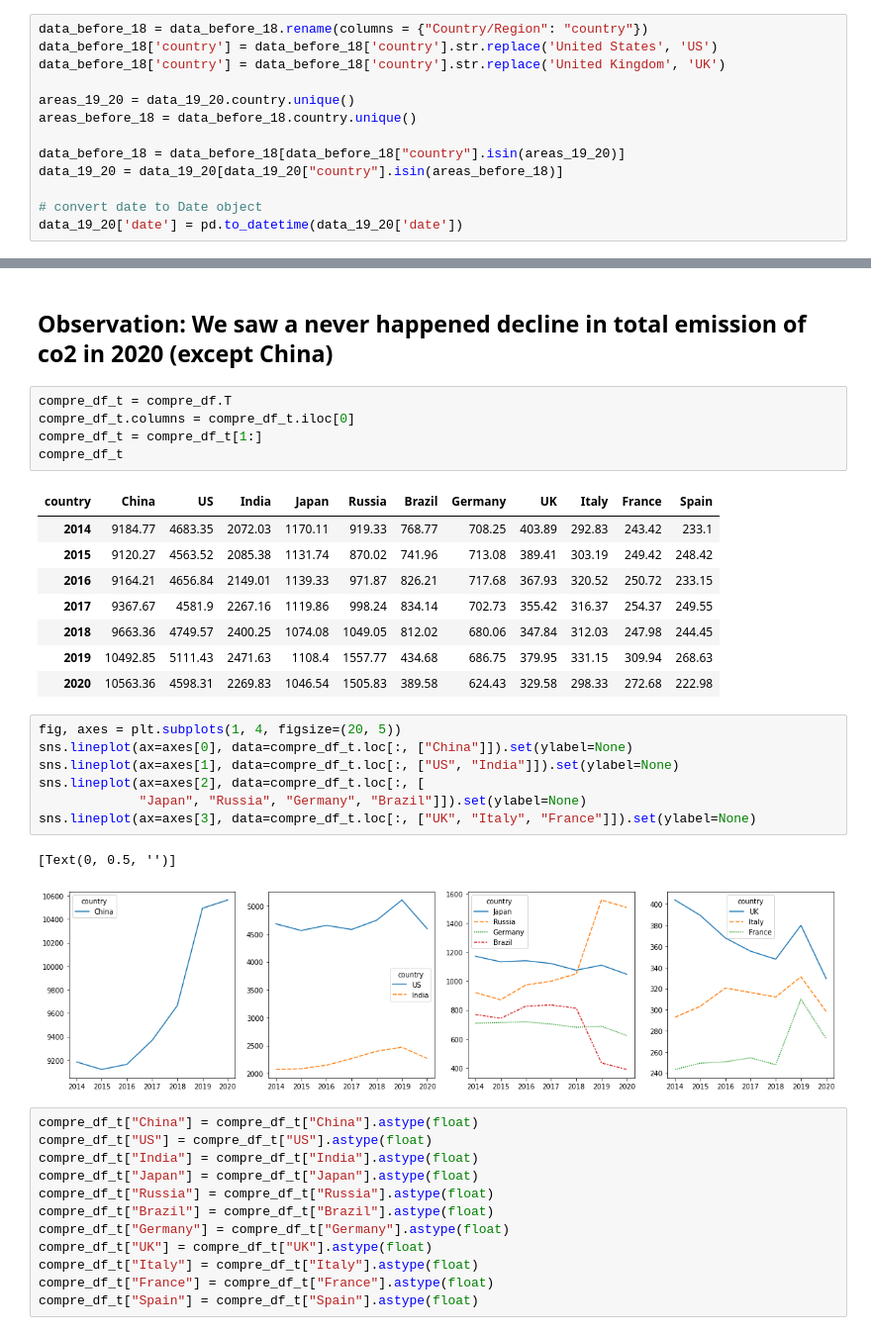
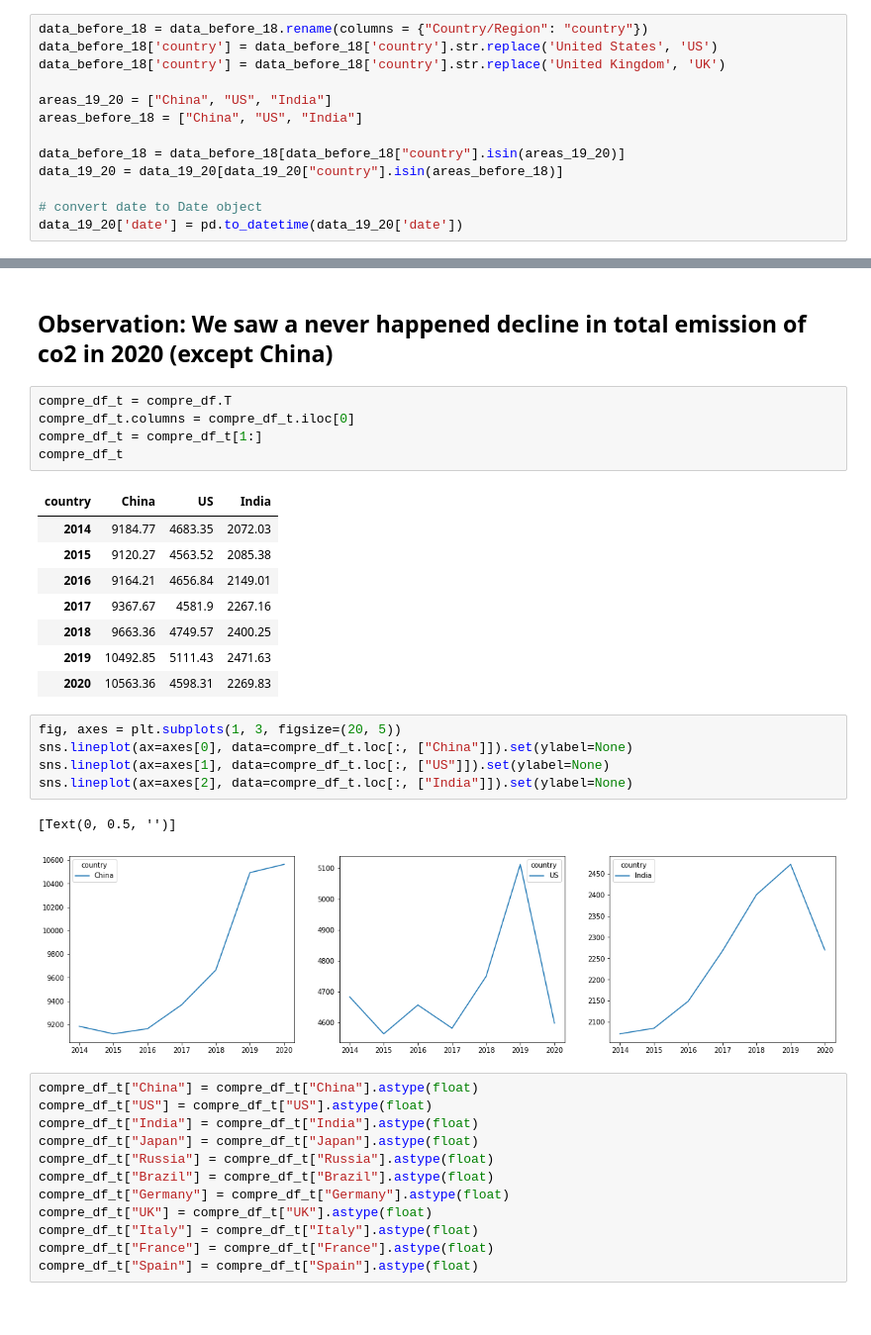
Before and after one commit to myan9/The-Year-Earth-Changed, a Jupyter notebook: Co2-World-Wide/total-emission-drop-in-2020.ipynb, the cells around one changed output, grey strips where cells are left out. Shown at 99% size. Cells and saved outputs as stored; diff of their text form.

Commit message:
update graph and table

```diff
--- a/Co2-World-Wide/total-emission-drop-in-2020.ipynb
+++ b/Co2-World-Wide/total-emission-drop-in-2020.ipynb
@@ -31,8 +31,8 @@ data_before_18 = data_before_18.rename(columns = {"Country/Region": "country"})
 data_before_18['country'] = data_before_18['country'].str.replace('United States', 'US')
 data_before_18['country'] = data_before_18['country'].str.replace('United Kingdom', 'UK')
 
-areas_19_20 = data_19_20.country.unique()
-areas_before_18 = data_before_18.country.unique()
+areas_19_20 = ["China", "US", "India"]
+areas_before_18 = ["China", "US", "India"]
 
 data_before_18 = data_before_18[data_before_18["country"].isin(areas_19_20)]
 data_19_20 = data_19_20[data_19_20["country"].isin(areas_before_18)]
@@ -78,24 +70,22 @@ compre_df_t.columns = compre_df_t.iloc[0]
 compre_df_t = compre_df_t[1:]
 compre_df_t
 # %% [output]
-| country | China | US | India | Japan | Russia | Brazil | Germany | UK | Italy | France | Spain |
-| 2014 | 9184.77 | 4683.35 | 2072.03 | 1170.11 | 919.33 | 768.77 | 708.25 | 403.89 | 292.83 | 243.42 | 233.1 |
-| 2015 | 9120.27 | 4563.52 | 2085.38 | 1131.74 | 870.02 | 741.96 | 713.08 | 389.41 | 303.19 | 249.42 | 248.42 |
-| 2016 | 9164.21 | 4656.84 | 2149.01 | 1139.33 | 971.87 | 826.21 | 717.68 | 367.93 | 320.52 | 250.72 | 233.15 |
-| 2017 | 9367.67 | 4581.9 | 2267.16 | 1119.86 | 998.24 | 834.14 | 702.73 | 355.42 | 316.37 | 254.37 | 249.55 |
-| 2018 | 9663.36 | 4749.57 | 2400.25 | 1074.08 | 1049.05 | 812.02 | 680.06 | 347.84 | 312.03 | 247.98 | 244.45 |
-| 2019 | 10492.85 | 5111.43 | 2471.63 | 1108.4 | 1557.77 | 434.68 | 686.75 | 379.95 | 331.15 | 309.94 | 268.63 |
-| 2020 | 10563.36 | 4598.31 | 2269.83 | 1046.54 | 1505.83 | 389.58 | 624.43 | 329.58 | 298.33 | 272.68 | 222.98 |
+| country | China | US | India |
+| 2014 | 9184.77 | 4683.35 | 2072.03 |
+| 2015 | 9120.27 | 4563.52 | 2085.38 |
+| 2016 | 9164.21 | 4656.84 | 2149.01 |
+| 2017 | 9367.67 | 4581.9 | 2267.16 |
+| 2018 | 9663.36 | 4749.57 | 2400.25 |
+| 2019 | 10492.85 | 5111.43 | 2471.63 |
+| 2020 | 10563.36 | 4598.31 | 2269.83 |
 # %%
-fig, axes = plt.subplots(1, 4, figsize=(20, 5))
+fig, axes = plt.subplots(1, 3, figsize=(20, 5))
 sns.lineplot(ax=axes[0], data=compre_df_t.loc[:, ["China"]]).set(ylabel=None)
-sns.lineplot(ax=axes[1], data=compre_df_t.loc[:, ["US", "India"]]).set(ylabel=None)
-sns.lineplot(ax=axes[2], data=compre_df_t.loc[:, [
-             "Japan", "Russia", "Germany", "Brazil"]]).set(ylabel=None)
-sns.lineplot(ax=axes[3], data=compre_df_t.loc[:, ["UK", "Italy", "France"]]).set(ylabel=None)
+sns.lineplot(ax=axes[1], data=compre_df_t.loc[:, ["US"]]).set(ylabel=None)
+sns.lineplot(ax=axes[2], data=compre_df_t.loc[:, ["India"]]).set(ylabel=None)
 # %% [output]
 [Text(0, 0.5, '')]
-[figure, old version]
+[figure, new version]
 # %%
 compre_df_t["China"] = compre_df_t["China"].astype(float)
 compre_df_t["US"] = compre_df_t["US"].astype(float)
```
Also changed, not shown: parts of 1 cell of this notebook, 1 other file.
